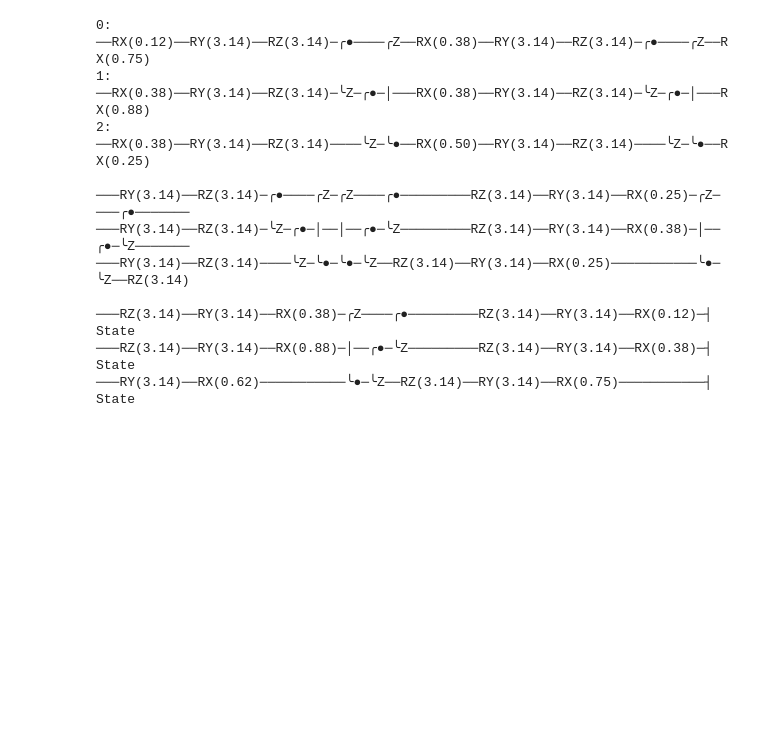
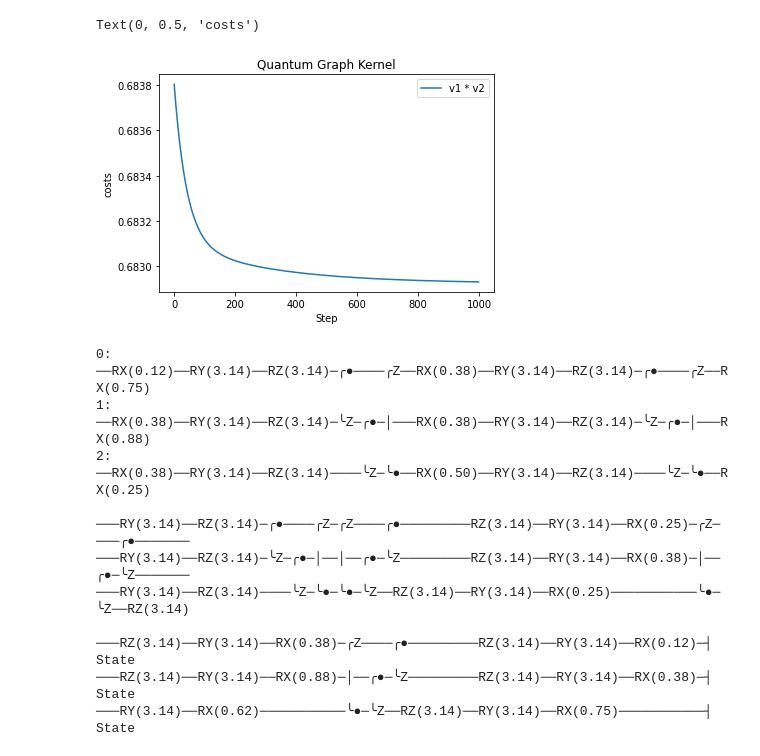
Before and after one commit to Project-QCHALLenge/quantum-graph-kernels, a Jupyter notebook: main.ipynb, the cells around one changed output. Saved outputs shown, nothing was run; the diff lists cells and outputs as text; code cells hidden in the pictures; blank space fills up the shorter version.

Commit message:
Update main.ipynb
fixed optimization error and adjust cost functions

```diff
--- a/main.ipynb
+++ b/main.ipynb
@@ -94,26 +116,27 @@ fidelity
 # %%
 def costs(weights):
     fidelity = np.dot(circuit(weights, feature_vec_1)[0], circuit(weights, feature_vec_2)[0])
-    return 1- fidelity
+    return 1 - np.sqrt(np.real(fidelity)**2+np.imag(fidelity)**2) **2
 # %%
 np.random.seed(0)
 weights_init = 0.01 * np.random.randn(2*int(np.sqrt(n_nodes)), n_nodes, requires_grad=True)
 angle = [weights_init]
 
-cost = [1 - np.dot(circuit(weights_init, feature_vec_1)[0], circuit(weights_init, feature_vec_2)[0])]
+cost = [costs(weights_init)]
 opt = qml.GradientDescentOptimizer()
-max_iterations = 100
+max_iterations = 1000
 conv_tol = 1e-06
 
-### circuit results in tensor array size 2^9, but only need value at position 0
+# ### circuit results in tensor array size 2^9, but only need value at position 0
 for n in range(max_iterations):
     weights_init, prev_cost = opt.step_and_cost(costs, weights_init)
-    cost.append(circuit(weights_init, feature_vec_1)[0])
+    cost.append(prev_cost)
     angle.append(weights_init)
 
-    # conv = np.abs(cost[-1] - prev_cost)
-    # if n % 10 == 0:
-    #     print(f"Step = {n},  Cost function = {cost[-1]:.8f} ")
-    # if conv <= conv_tol:
-    #     break
+    conv = np.abs(cost[-1] - prev_cost)
+    if n % 10 == 0:
+        print(f"Step = {n},  Cost function = {cost[-1]:.8f} ")
+#     # if conv <= conv_tol:
+#     #     break
+#qml.grad(costs)(weights_init)
 # %% [output]
@@ -121,3 +160,24 @@ TypeError: Grad only applies to real scalar-output functions. Try jacobian, elem
+# %%
+import matplotlib.pyplot as plt
+# plt.plot(cost[1:1000])
+# plt.show()
+
+t = np.arange(1000)
+plt.figure()
+
+plt.plot(cost[1:1000], label='v1 * v2')
+plt.legend(loc = 'upper right')
+plt.title('Quantum Graph Kernel')
+ax = plt.gca()
+#ax.set_ylim([0.0, 1])
+#ax.fill_between(t, x, y = 0.5)
+plt.xlabel("Step")
+plt.ylabel("costs")
+
+#plt.savefig('cost.svg', format='svg', dpi = 1200)
+# %% [output]
+Text(0, 0.5, 'costs')
+[figure, added]
 # %%
 def sandwich_layer(qubits, weights):
     for j in range(int(qubits)):
```
Also changed, not shown: parts of 9 cells of this notebook.
